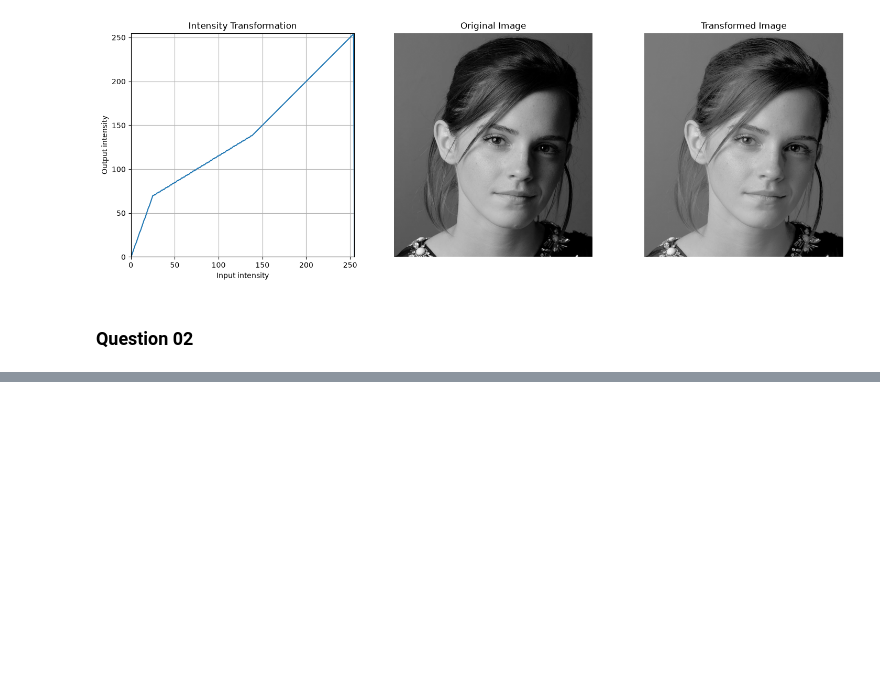
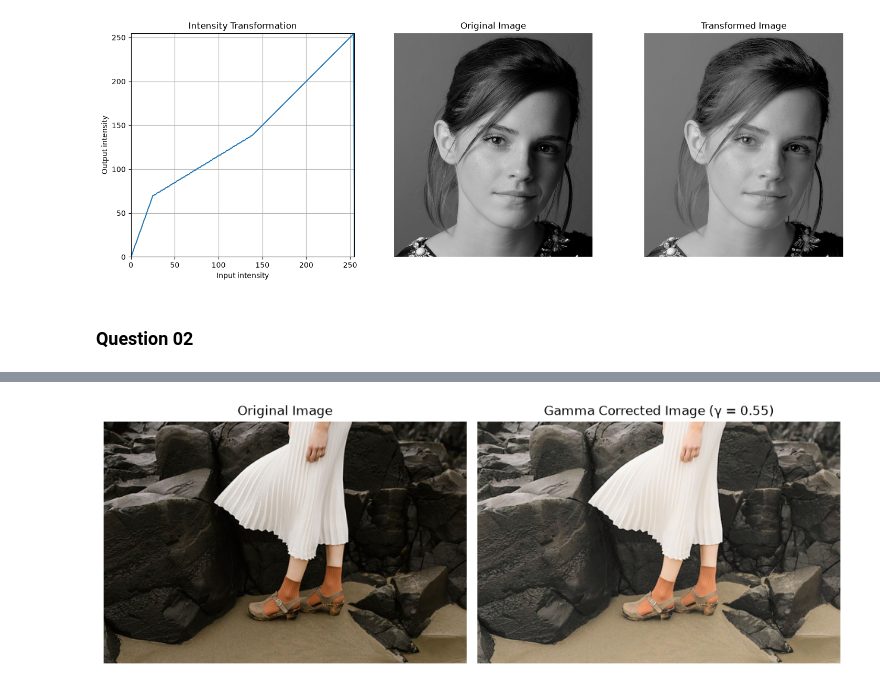
Before and after one commit to r-nimantha/uom-assignments, a Jupyter notebook: EN3160/Assignment_01/notebook.ipynb, the cells around one changed output, grey strips where cells are left out. Saved outputs shown, nothing was run; the diff lists cells and outputs as text; code cells hidden in the pictures; blank space fills up the shorter version.

```diff
--- a/EN3160/Assignment_01/notebook.ipynb
+++ b/EN3160/Assignment_01/notebook.ipynb
@@ -116,0 +134,80 @@ for topic, breakpoints in zip(topics, breakpoints_list):
+# %%
+im = cv2.imread('../images/skirt.jpeg')
+
+# Convert to Lab
+lab = cv2.cvtColor(im, cv2.COLOR_BGR2LAB)
+L, a, b = cv2.split(lab)
+
+# Gamma correction
+gamma = 0.55
+L_gamma = np.power(L / 255.0, gamma) * 255.0
+
+# Reconstruct image
+lab_gamma = cv2.merge((L_gamma.astype(np.uint8), a, b))
+im_gamma = cv2.cvtColor(lab_gamma, cv2.COLOR_LAB2BGR)
+
+# Plot images
+fig, ax = plt.subplots(1, 2, figsize=(10, 5))
+
+ax[0].imshow(cv2.cvtColor(im, cv2.COLOR_BGR2RGB))
+ax[0].set_title("Original Image", fontsize=12)
+ax[0].axis("off")
+
+ax[1].imshow(cv2.cvtColor(im_gamma, cv2.COLOR_BGR2RGB))
+ax[1].set_title(f"Gamma Corrected Image (γ = {gamma})", fontsize=12)
+ax[1].axis("off")
+
+plt.tight_layout()
+plt.show()
+
+# Plot L* histograms for original and gamma corrected images
+fig, ax = plt.subplots(1, 2, figsize=(12, 4))
+
+ax[0].hist(L.ravel(), bins=256, range=(0, 256))
+ax[0].set_title("Original L* Histogram", fontsize=12)
+ax[0].set_xlabel("L* Intensity")
+ax[0].set_ylabel("Frequency")
+ax[0].set_xlim(0, 255)
+
+ax[1].hist(L_gamma.ravel(), bins=256, range=(0, 256))
+ax[1].set_title(f"Gamma Corrected L* Histogram (γ = {gamma})", fontsize=12)
+ax[1].set_xlabel("L* Intensity")
+ax[1].set_ylabel("Frequency")
+ax[1].set_xlim(0, 255)
+
+plt.tight_layout()
+plt.show()
+
+# Plot RGB histograms for original and gamma corrected images
+fig, ax = plt.subplots(1, 2, figsize=(12, 4))
+
+for channel, name in enumerate(["Red", "Green", "Blue"]):
+    ax[0].hist(
+        cv2.cvtColor(im, cv2.COLOR_BGR2RGB)[:, :, channel].ravel(),
+        bins=256,
+        range=(0, 256),
+        alpha=0.5,
+        label=name
+    )
+
+    ax[1].hist(
+        cv2.cvtColor(im_gamma, cv2.COLOR_BGR2RGB)[:, :, channel].ravel(),
+        bins=256,
+        range=(0, 256),
+        alpha=0.5,
+        label=name
+    )
+
+ax[0].set_title("Original RGB Histogram", fontsize=12)
+ax[1].set_title(f"Gamma Corrected RGB Histogram (γ = {gamma})", fontsize=12)
+
+for a in ax:
+    a.set_xlabel("Pixel Intensity")
+    a.set_ylabel("Frequency")
+    a.set_xlim(0, 255)
+    a.legend()
+
+plt.tight_layout()
+plt.show()
+# %% [output]
+[figure, added]
```
Also changed, not shown: parts of 11 cells of this notebook.
